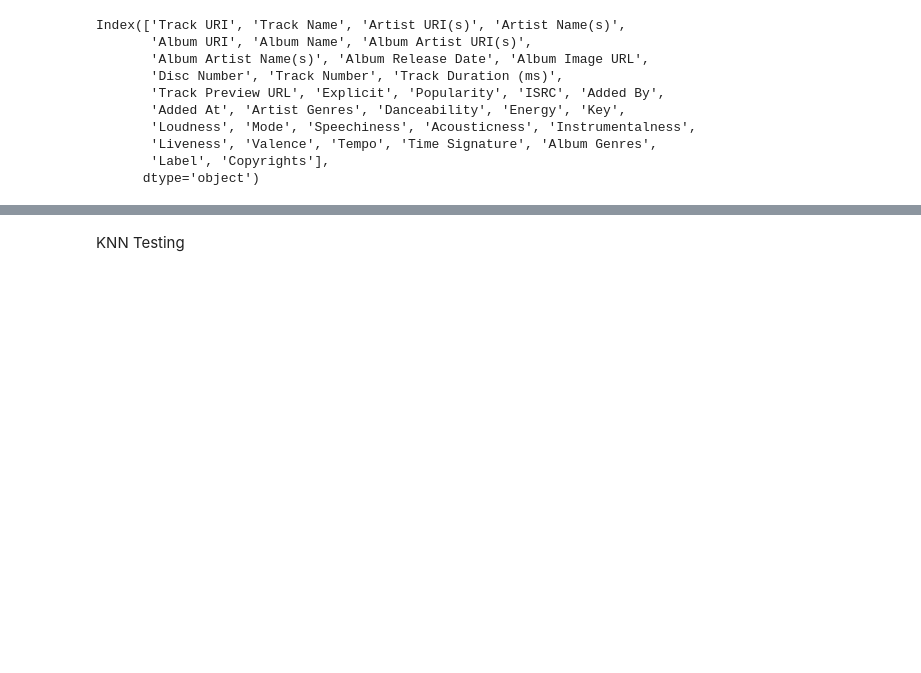
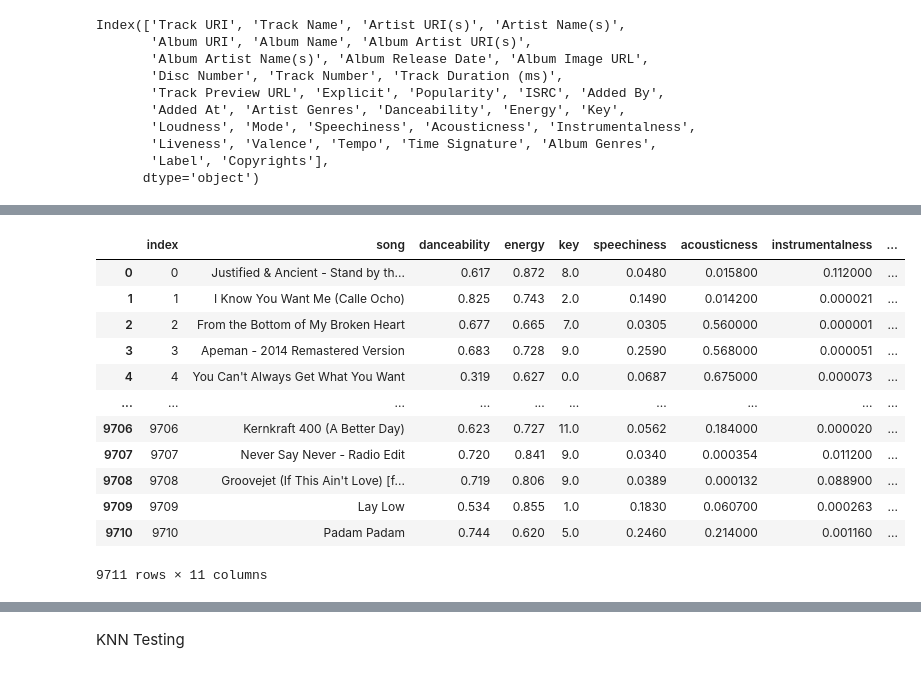
Before and after one commit to dennybett/Song-Recommendation-System, a Jupyter notebook: jeff__testing.ipynb, the cells around one changed output, grey strips where cells are left out. Cells and saved outputs as stored; diff of their text form; code cells hidden in the pictures; blank space fills up the shorter version.

```diff
--- a/jeff__testing.ipynb
+++ b/jeff__testing.ipynb
@@ -44,8 +54,8 @@ Index(['Track URI', 'Track Name', 'Artist URI(s)', 'Artist Name(s)',
 # Drop unnecessary columns
 # Listing all columns for review
 # all columns listed, columns to keep are commented out.
-df_data = df_raw.drop([#'Track URI',
-                       'Track Name',
+df_data = df_raw.drop(['Track URI',
+                       #'Track Name',
                        'Artist URI(s)',
                        'Artist Name(s)',
                        'Album URI',
@@ -58,7 +68,7 @@ df_data = df_raw.drop([#'Track URI',
                        'Track Number',
                        'Track Duration (ms)',
                        'Track Preview URL',
-                       #'Explicit',
+                       'Explicit',
                        'Popularity',
                        'ISRC',
                        'Added By',
@@ -83,9 +93,9 @@ df_data = df_raw.drop([#'Track URI',
 # %%
 # Renaming columns to convention
 df_data = df_data.rename(columns={
-                   'Track URI': 'track_uri',
+                   'Track Name': 'song',
                    'Album Image URL': 'image',
-                   'Explicit': 'explicit',
+                   #'Explicit': 'explicit',
                    'Popularity': 'popularity',
                    'Danceability': 'danceability',
                    'Energy': 'energy',
@@ -97,3 +107,6 @@ df_data = df_data.rename(columns={
                    'Valence': 'valence',
                    'Tempo': 'tempo'
        })
+# %%
+# remove any duplicate track uri
+df_data = df_data.drop_duplicates(subset=None, keep='first', inplace=False)
@@ -120,7 +141,7 @@ df_data = df_data.dropna()
 # reset index
 df_data = df_data.reset_index(drop=True)
 # %%
-# Convert 'explicit' column from boolean to binary
-df_data['explicit'] = df_data['explicit'].astype(int)
-# verify update
-df_data.head()
+# # Convert 'explicit' column from boolean to binary
+# df_data['explicit'] = df_data['explicit'].astype(int)
+# # verify update
+# df_data.head()
@@ -133,0 +157,16 @@ df_data.head()
+# %%
+df_data.reset_index()
+# %% [output]
+|  | index | song | danceability | energy | key | speechiness | acousticness | instrumentalness | ... |
+| 0 | 0 | Justified & Ancient - Stand by th... | 0.617 | 0.872 | 8.0 | 0.0480 | 0.015800 | 0.112000 | ... |
+| 1 | 1 | I Know You Want Me (Calle Ocho) | 0.825 | 0.743 | 2.0 | 0.1490 | 0.014200 | 0.000021 | ... |
+| 2 | 2 | From the Bottom of My Broken Heart | 0.677 | 0.665 | 7.0 | 0.0305 | 0.560000 | 0.000001 | ... |
+| 3 | 3 | Apeman - 2014 Remastered Version | 0.683 | 0.728 | 9.0 | 0.2590 | 0.568000 | 0.000051 | ... |
+| 4 | 4 | You Can't Always Get What You Want | 0.319 | 0.627 | 0.0 | 0.0687 | 0.675000 | 0.000073 | ... |
+| ... | ... | ... | ... | ... | ... | ... | ... | ... | ... |
+| 9706 | 9706 | Kernkraft 400 (A Better Day) | 0.623 | 0.727 | 11.0 | 0.0562 | 0.184000 | 0.000020 | ... |
+| 9707 | 9707 | Never Say Never - Radio Edit | 0.720 | 0.841 | 9.0 | 0.0340 | 0.000354 | 0.011200 | ... |
+| 9708 | 9708 | Groovejet (If This Ain't Love) [f... | 0.719 | 0.806 | 9.0 | 0.0389 | 0.000132 | 0.088900 | ... |
+| 9709 | 9709 | Lay Low | 0.534 | 0.855 | 1.0 | 0.1830 | 0.060700 | 0.000263 | ... |
+| 9710 | 9710 | Padam Padam | 0.744 | 0.620 | 5.0 | 0.2460 | 0.214000 | 0.001160 | ... |
+9711 rows × 11 columns
```
Also changed, not shown: parts of 13 cells of this notebook.
